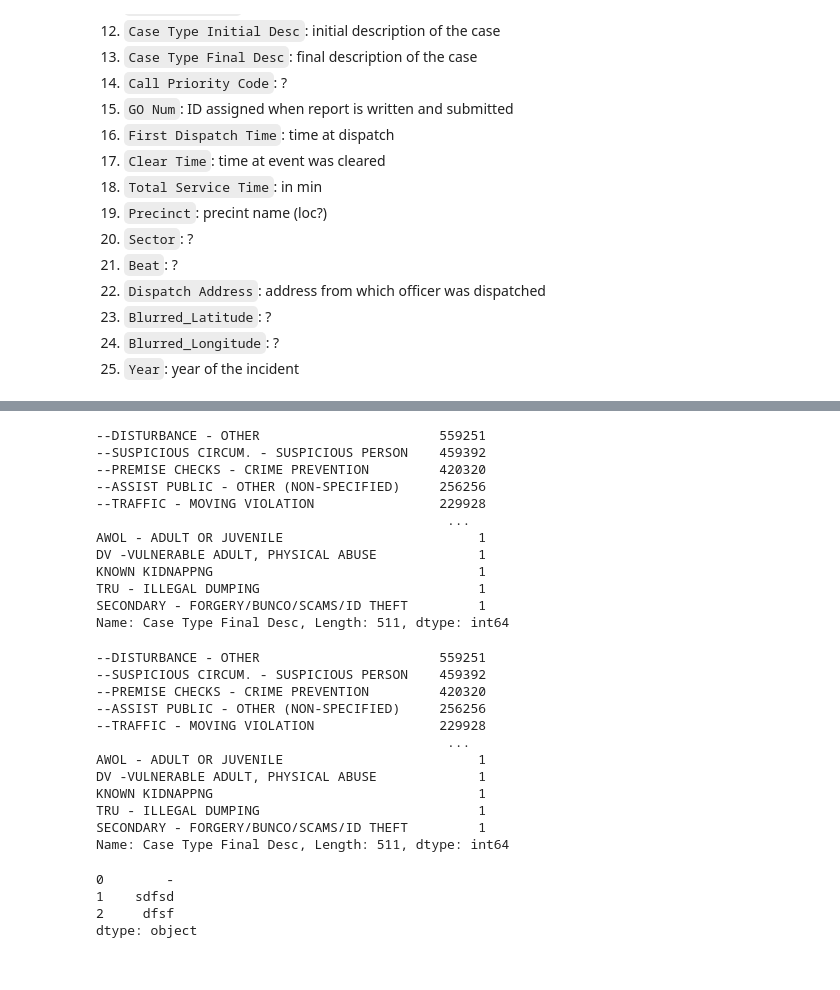
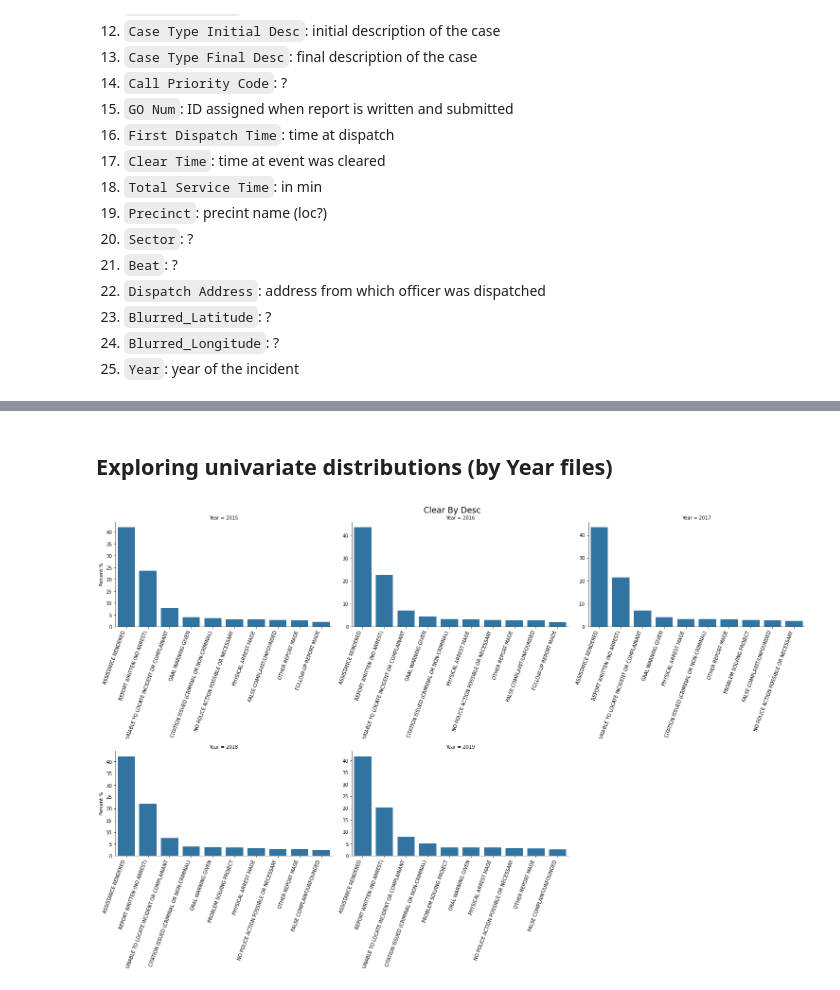
Before and after one commit to msenosain/spd-use-of-force_DS4A, a Jupyter notebook: notebooks/12_EDA_cases.ipynb, the cells around one changed output, grey strips where cells are left out. Saved outputs shown, nothing was run; the diff lists cells and outputs as text; code cells hidden in the pictures.

```diff
--- a/notebooks/12_EDA_cases.ipynb
+++ b/notebooks/12_EDA_cases.ipynb
@@ -160,3 +85,0 @@ Name: Case Type Initial Desc, dtype: int64
-# %%
-# Drop rows for CAD ID = 2020000000000, 2019000000000
-df.drop(df.loc[df['CAD Event ID'].isin([2020000000000,2019000000000])].index, inplace=True)
@@ -194,4 +85,0 @@ Name: Case Type Final Desc, Length: 511, dtype: int64
-# %%
-var_df = df.drop_duplicates(subset=['CAD Event ID', 'Case Type Initial Desc'], keep='first')
-var = var_df.groupby(['Case Type Initial Desc', 'Year']).size().reset_index()
-var
@@ -212,4 +85,0 @@ var
-# %%
-var_df = df.drop_duplicates(subset=['CAD Event ID'], keep='first')
-var = var_df.groupby(['Case Type Initial Desc', 'Year']).size().reset_index()
-var
@@ -248,38 +86,2 @@ bor_hour.head()
-# %%
-df['Case Type Final Desc'].astype('category').value_counts()
-# %% [output]
---DISTURBANCE - OTHER                       559251
---SUSPICIOUS CIRCUM. - SUSPICIOUS PERSON    459392
---PREMISE CHECKS - CRIME PREVENTION         420320
---ASSIST PUBLIC - OTHER (NON-SPECIFIED)     256256
---TRAFFIC - MOVING VIOLATION                229928
-                                             ...
-AWOL - ADULT OR JUVENILE                         1
-DV -VULNERABLE ADULT, PHYSICAL ABUSE             1
-KNOWN KIDNAPPNG                                  1
-TRU - ILLEGAL DUMPING                            1
-SECONDARY - FORGERY/BUNCO/SCAMS/ID THEFT         1
-Name: Case Type Final Desc, Length: 511, dtype: int64
-# %%
-df['Case Type Final Desc'].astype('category').value_counts()
-# %% [output]
---DISTURBANCE - OTHER                       559251
---SUSPICIOUS CIRCUM. - SUSPICIOUS PERSON    459392
---PREMISE CHECKS - CRIME PREVENTION         420320
---ASSIST PUBLIC - OTHER (NON-SPECIFIED)     256256
---TRAFFIC - MOVING VIOLATION                229928
-                                             ...
-AWOL - ADULT OR JUVENILE                         1
-DV -VULNERABLE ADULT, PHYSICAL ABUSE             1
-KNOWN KIDNAPPNG                                  1
-TRU - ILLEGAL DUMPING                            1
-SECONDARY - FORGERY/BUNCO/SCAMS/ID THEFT         1
-Name: Case Type Final Desc, Length: 511, dtype: int64
-# %%
-x=pd.Series(['#NAME?', 'sdfsd', 'dfsf'])
-x.str.replace('#NAME\\?', '-')
-# %% [output]
-0        -
-1    sdfsd
-2     dfsf
-dtype: object
+# %% [markdown]
+## Exploring univariate distributions (by Year files)
@@ -285,0 +136,5 @@ dtype: object
+# %%
+# Clear By desc
+barplot_by_year(df, var_colname="Clear By Desc", col_wrap=3, height=7, aspect=1)
+# %% [output]
+[figure, added]
```
Also changed, not shown: parts of 48 cells of this notebook.
